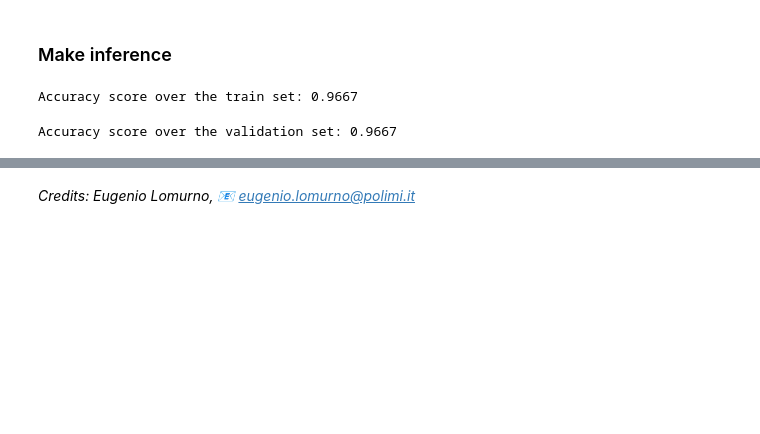
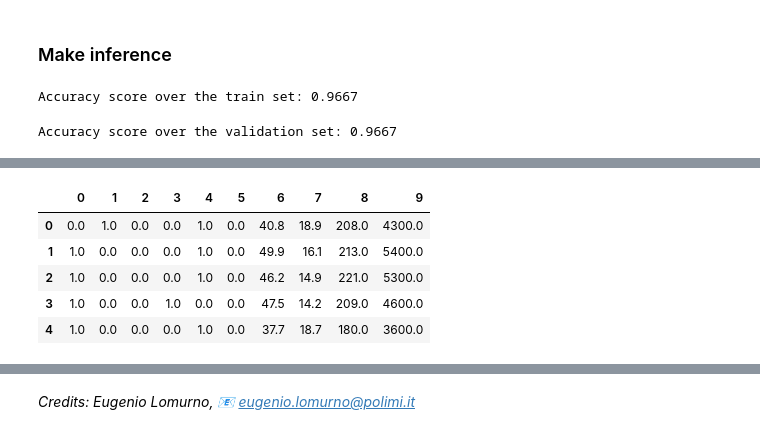
Before and after one commit to filipfabris/Deep-Learning, a Jupyter notebook: LAB01 - Perceptron and Multilayer Perceptron/Feedforward Neural Network.ipynb, the cells around one changed output, grey strips where cells are left out. Cells and saved outputs as stored; diff of their text form; code cells hidden in the pictures; blank space fills up the shorter version.

```diff
--- a/LAB01 - Perceptron and Multilayer Perceptron/Feedforward Neural Network.ipynb
+++ b/LAB01 - Perceptron and Multilayer Perceptron/Feedforward Neural Network.ipynb
@@ -450,0 +552,9 @@ dataset = pd.read_csv('penguins.csv')
+# %%
+pd.DataFrame(X_train).head()
+# %% [output]
+|  | 0 | 1 | 2 | 3 | 4 | 5 | 6 | 7 | 8 | 9 |
+| 0 | 0.0 | 1.0 | 0.0 | 0.0 | 1.0 | 0.0 | 40.8 | 18.9 | 208.0 | 4300.0 |
+| 1 | 1.0 | 0.0 | 0.0 | 0.0 | 1.0 | 0.0 | 49.9 | 16.1 | 213.0 | 5400.0 |
+| 2 | 1.0 | 0.0 | 0.0 | 0.0 | 1.0 | 0.0 | 46.2 | 14.9 | 221.0 | 5300.0 |
+| 3 | 1.0 | 0.0 | 0.0 | 1.0 | 0.0 | 0.0 | 47.5 | 14.2 | 209.0 | 4600.0 |
+| 4 | 1.0 | 0.0 | 0.0 | 0.0 | 1.0 | 0.0 | 37.7 | 18.7 | 180.0 | 3600.0 |
```
Also changed, not shown: parts of 22 cells of this notebook, 20 other files.
